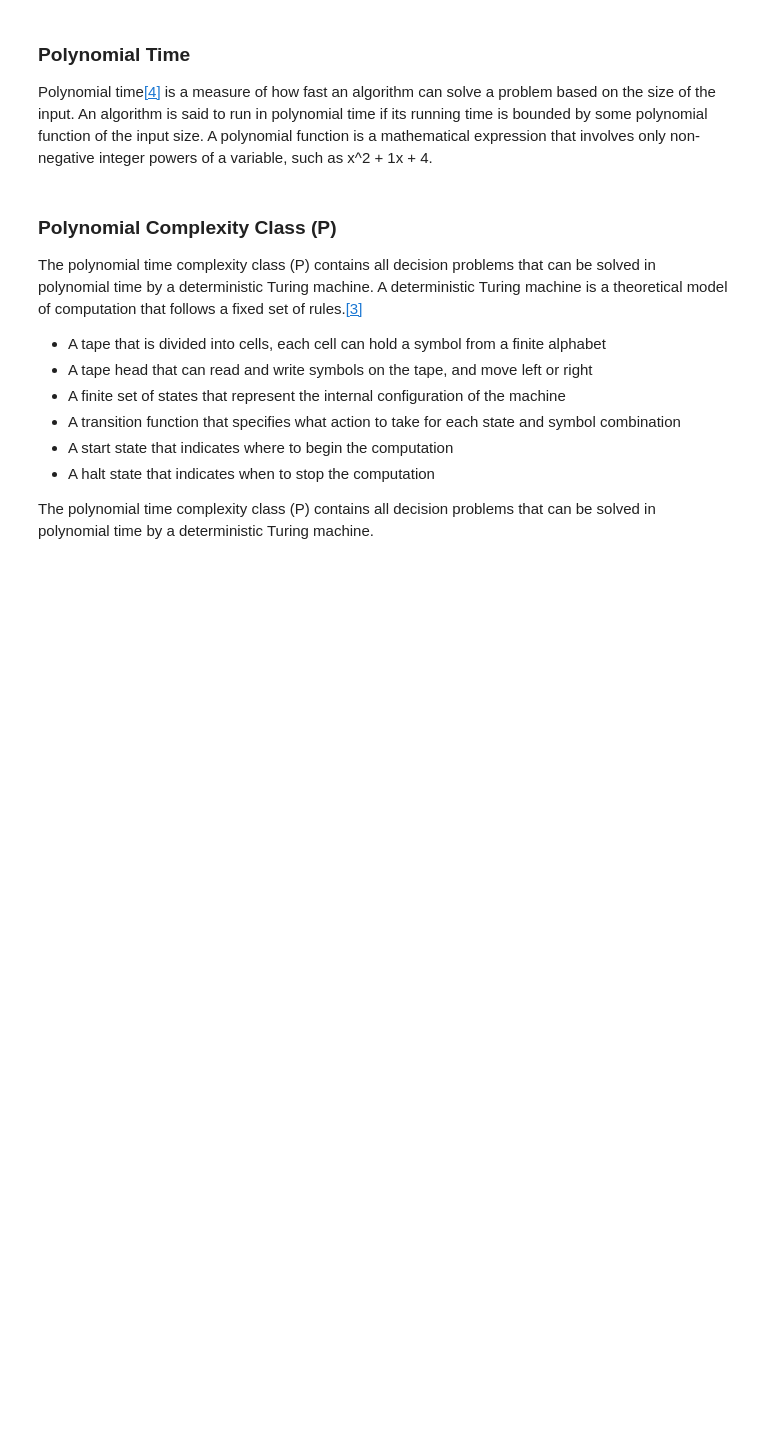
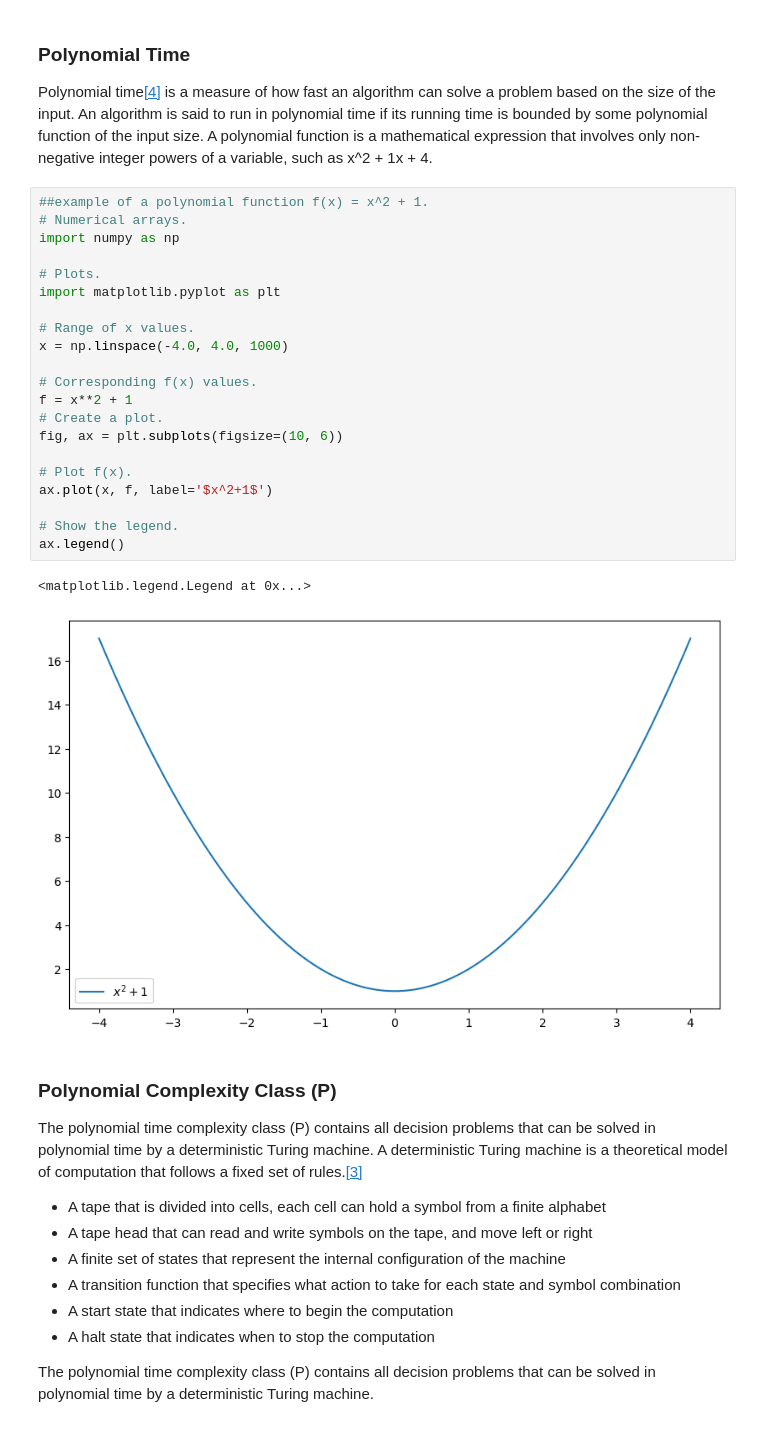
Before and after one commit to DylanCorr2020/Theory-Of-Algorithms, a Jupyter notebook: Polynomial Time Notebook.ipynb, the cells around one changed output. Drawn from its saved outputs; the diff is of its cells as text; blank space fills up the shorter version.

```diff
--- a/Polynomial Time Notebook.ipynb
+++ b/Polynomial Time Notebook.ipynb
@@ -16,6 +16,30 @@ P is a subset of the larger class of problems known as NP (Non-deterministic Pol
 # %% [markdown]
 ### Polynomial Time
 Polynomial time[[4]](https://mathworld.wolfram.com/PolynomialTime.html) is a measure of how fast an algorithm can solve a problem based on the size of the input. An algorithm is said to run in polynomial time if its running time is bounded by some polynomial function of the input size. A polynomial function is a mathematical expression that involves only non-negative integer powers of a variable, such as x^2 + 1x + 4.
+# %%
+##example of a polynomial function f(x) = x^2 + 1.
+# Numerical arrays.
+import numpy as np
+
+# Plots.
+import matplotlib.pyplot as plt
+
+# Range of x values.
+x = np.linspace(-4.0, 4.0, 1000)
+
+# Corresponding f(x) values.
+f = x**2 + 1
+# Create a plot.
+fig, ax = plt.subplots(figsize=(10, 6))
+
+# Plot f(x).
+ax.plot(x, f, label='$x^2+1$')
+
+# Show the legend.
+ax.legend()
+# %% [output]
+<matplotlib.legend.Legend at 0x...>
+[figure, added]
 # %% [markdown]
 ### Polynomial Complexity Class (P)
 The polynomial time complexity class (P) contains all decision problems that can be solved in polynomial time by a deterministic Turing machine. A deterministic Turing machine is a theoretical model of computation that follows a fixed set of rules.[[3]](https://planetmath.org/deterministicturingmachine)
```
Also changed, not shown: parts of 6 cells of this notebook.
